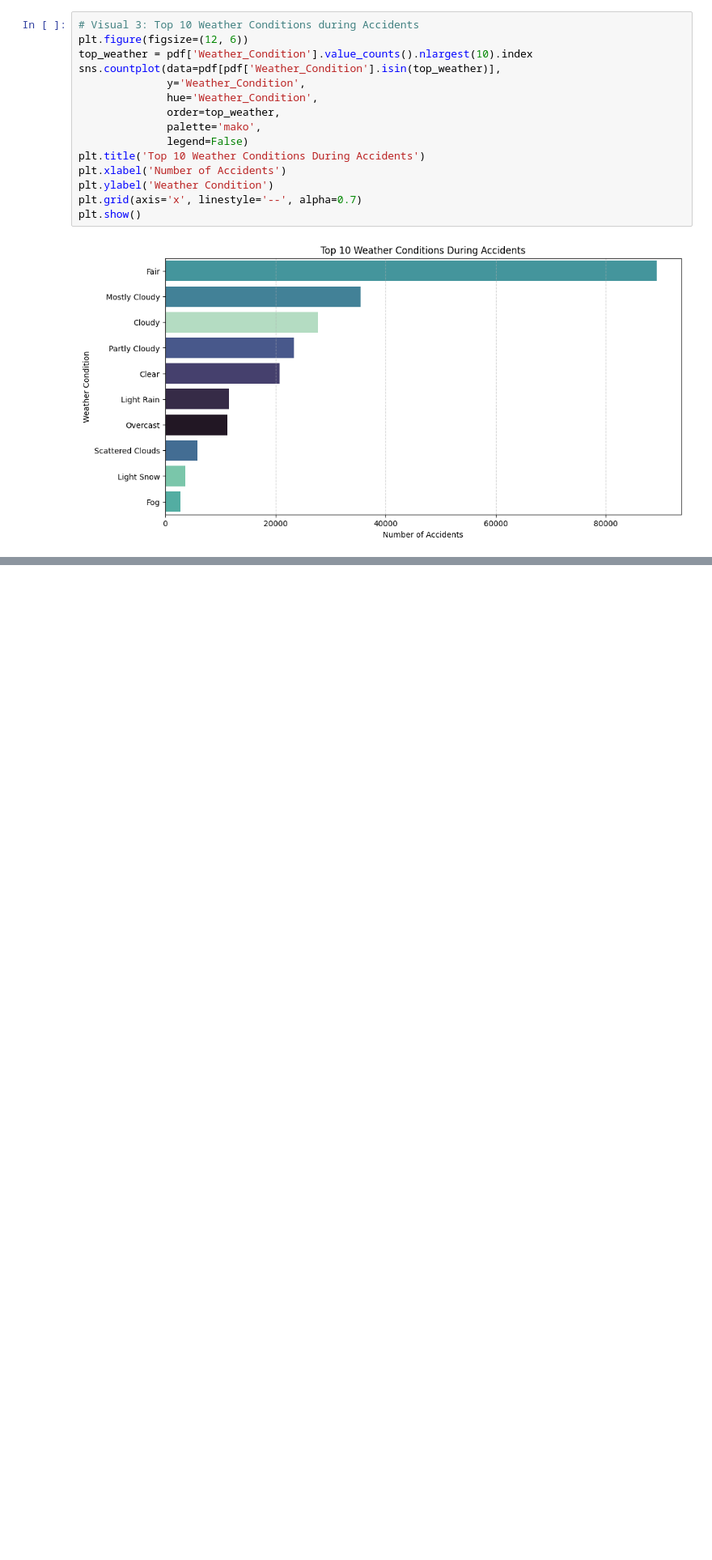
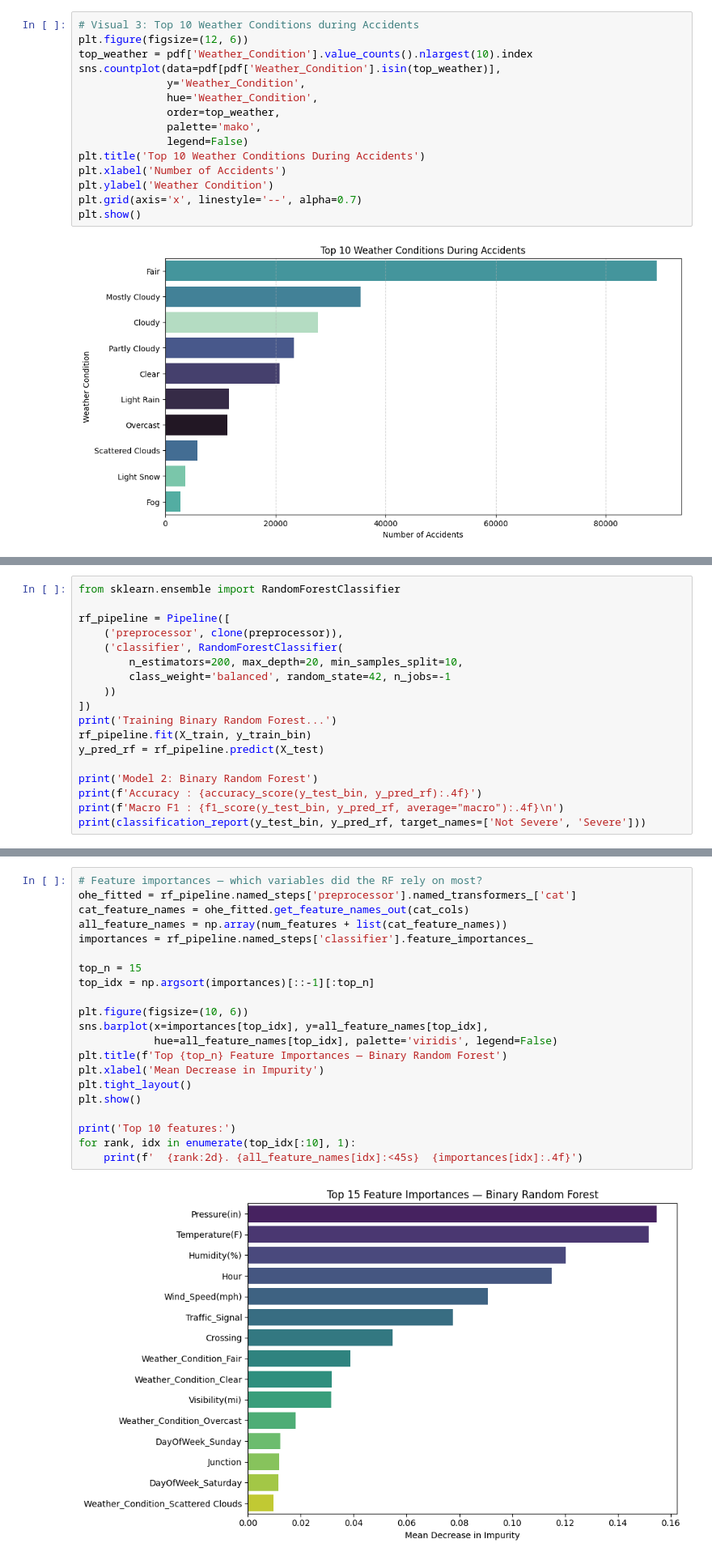
Before and after one commit to ErkUyghur/cis-2450-accident-severity, a Jupyter notebook: notebooks/01_eda_and_baseline.ipynb, the cells around one changed output, grey strips where cells are left out. Shown at 81% size. Drawn from its saved outputs; the diff is of its cells as text; blank space fills up the shorter version.

```diff
--- a/notebooks/01_eda_and_baseline.ipynb
+++ b/notebooks/01_eda_and_baseline.ipynb
@@ -817,0 +532,18 @@ Logistic Regression is a linear model that calculates the probability of an acci
+# %%
+from sklearn.ensemble import RandomForestClassifier
+
+rf_pipeline = Pipeline([
+    ('preprocessor', clone(preprocessor)),
+    ('classifier', RandomForestClassifier(
+        n_estimators=200, max_depth=20, min_samples_split=10,
+        class_weight='balanced', random_state=42, n_jobs=-1
+    ))
+])
+print('Training Binary Random Forest...')
+rf_pipeline.fit(X_train, y_train_bin)
+y_pred_rf = rf_pipeline.predict(X_test)
+
+print('Model 2: Binary Random Forest')
+print(f'Accuracy : {accuracy_score(y_test_bin, y_pred_rf):.4f}')
+print(f'Macro F1 : {f1_score(y_test_bin, y_pred_rf, average="macro"):.4f}\n')
+print(classification_report(y_test_bin, y_pred_rf, target_names=['Not Severe', 'Severe']))
@@ -817,0 +629,23 @@ Logistic Regression is a linear model that calculates the probability of an acci
+# %%
+# Feature importances — which variables did the RF rely on most?
+ohe_fitted = rf_pipeline.named_steps['preprocessor'].named_transformers_['cat']
+cat_feature_names = ohe_fitted.get_feature_names_out(cat_cols)
+all_feature_names = np.array(num_features + list(cat_feature_names))
+importances = rf_pipeline.named_steps['classifier'].feature_importances_
+
+top_n = 15
+top_idx = np.argsort(importances)[::-1][:top_n]
+
+plt.figure(figsize=(10, 6))
+sns.barplot(x=importances[top_idx], y=all_feature_names[top_idx],
+            hue=all_feature_names[top_idx], palette='viridis', legend=False)
+plt.title(f'Top {top_n} Feature Importances — Binary Random Forest')
+plt.xlabel('Mean Decrease in Impurity')
+plt.tight_layout()
+plt.show()
+
+print('Top 10 features:')
+for rank, idx in enumerate(top_idx[:10], 1):
+    print(f'  {rank:2d}. {all_feature_names[idx]:<45s}  {importances[idx]:.4f}')
+# %% [output]
+[figure, added]
```
Also changed, not shown: parts of 42 cells of this notebook, 1 other file.
